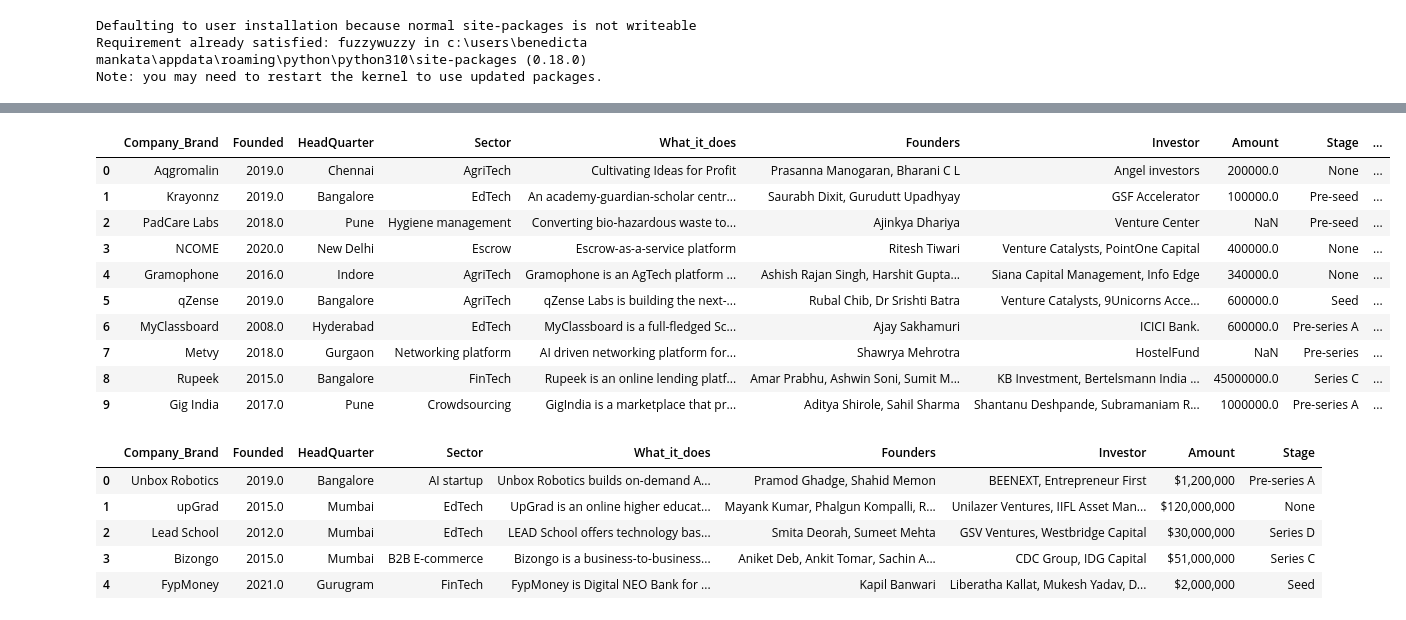
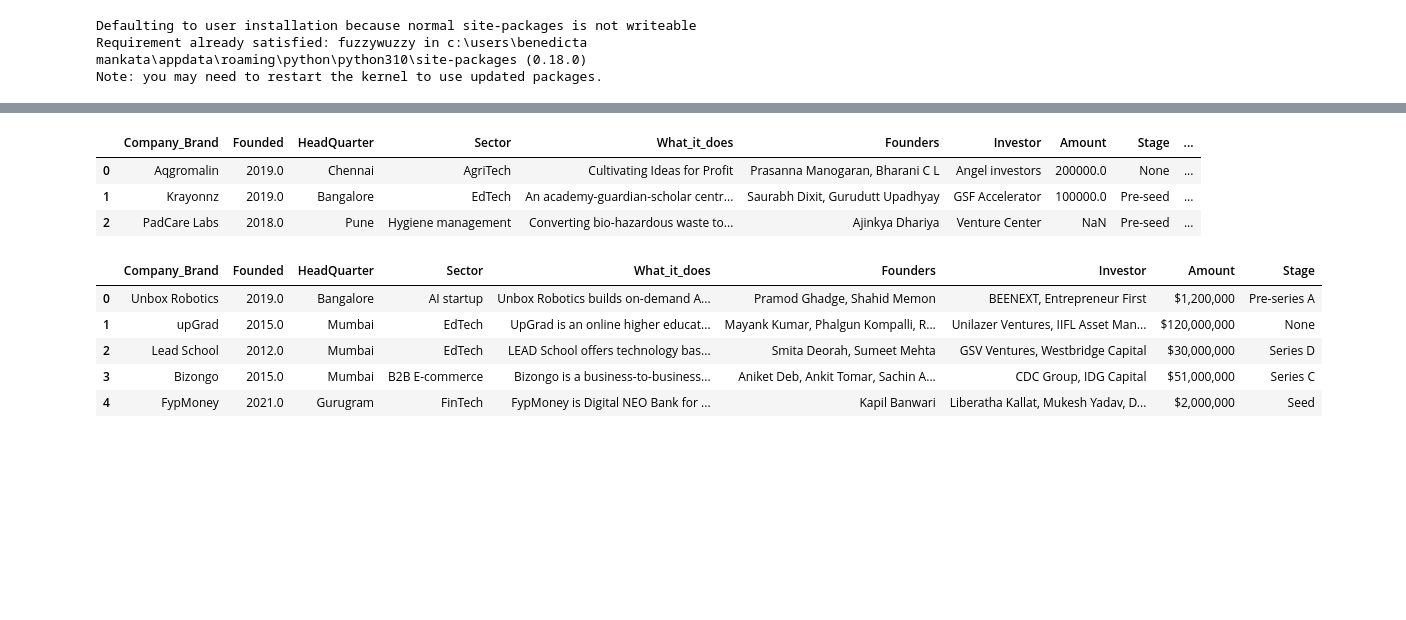
Before and after one commit to mancatha/India-startup-ecosytem-analysis, a Jupyter notebook: India.ipynb, the cells around one changed output, grey strips where cells are left out. Drawn from its saved outputs; the diff is of its cells as text; code cells hidden in the pictures; blank space fills up the shorter version.

```diff
--- a/India.ipynb
+++ b/India.ipynb
@@ -98,19 +98,12 @@ query2020 = "select * from dbo.LP1_startup_funding2020"
 
 df_2020 = pd.read_sql(query2020, connection)
 # %%
-df_2020.head(10)
+df_2020.head(3)
 # %% [output]
 |  | Company_Brand | Founded | HeadQuarter | Sector | What_it_does | Founders | Investor | Amount | Stage | ... |
 | 0 | Aqgromalin | 2019.0 | Chennai | AgriTech | Cultivating Ideas for Profit | Prasanna Manogaran, Bharani C L | Angel investors | 200000.0 | None | ... |
 | 1 | Krayonnz | 2019.0 | Bangalore | EdTech | An academy-guardian-scholar centr... | Saurabh Dixit, Gurudutt Upadhyay | GSF Accelerator | 100000.0 | Pre-seed | ... |
 | 2 | PadCare Labs | 2018.0 | Pune | Hygiene management | Converting bio-hazardous waste to... | Ajinkya Dhariya | Venture Center | NaN | Pre-seed | ... |
-| 3 | NCOME | 2020.0 | New Delhi | Escrow | Escrow-as-a-service platform | Ritesh Tiwari | Venture Catalysts, PointOne Capital | 400000.0 | None | ... |
-| 4 | Gramophone | 2016.0 | Indore | AgriTech | Gramophone is an AgTech platform ... | Ashish Rajan Singh, Harshit Gupta... | Siana Capital Management, Info Edge | 340000.0 | None | ... |
-| 5 | qZense | 2019.0 | Bangalore | AgriTech | qZense Labs is building the next-... | Rubal Chib, Dr Srishti Batra | Venture Catalysts, 9Unicorns Acce... | 600000.0 | Seed | ... |
-| 6 | MyClassboard | 2008.0 | Hyderabad | EdTech | MyClassboard is a full-fledged Sc... | Ajay Sakhamuri | ICICI Bank. | 600000.0 | Pre-series A | ... |
-| 7 | Metvy | 2018.0 | Gurgaon | Networking platform | AI driven networking platform for... | Shawrya Mehrotra | HostelFund | NaN | Pre-series | ... |
-| 8 | Rupeek | 2015.0 | Bangalore | FinTech | Rupeek is an online lending platf... | Amar Prabhu, Ashwin Soni, Sumit M... | KB Investment, Bertelsmann India ... | 45000000.0 | Series C | ... |
-| 9 | Gig India | 2017.0 | Pune | Crowdsourcing | GigIndia is a marketplace that pr... | Aditya Shirole, Sahil Sharma | Shantanu Deshpande, Subramaniam R... | 1000000.0 | Pre-series A | ... |
 # %%
 query2021 = "select * from dbo.LP1_startup_funding2021"
 
```
Also changed, not shown: parts of 122 cells of this notebook, 3 other files.
